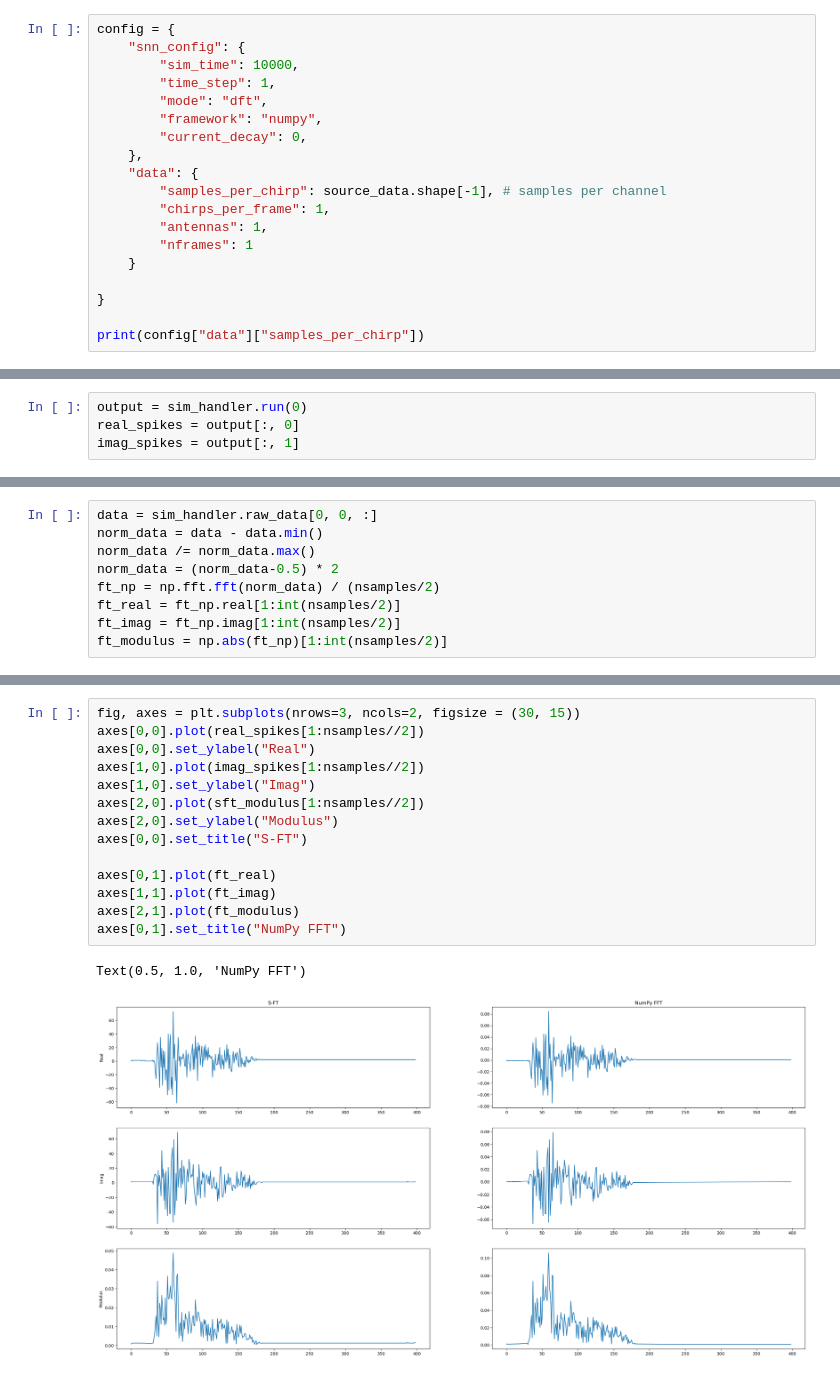
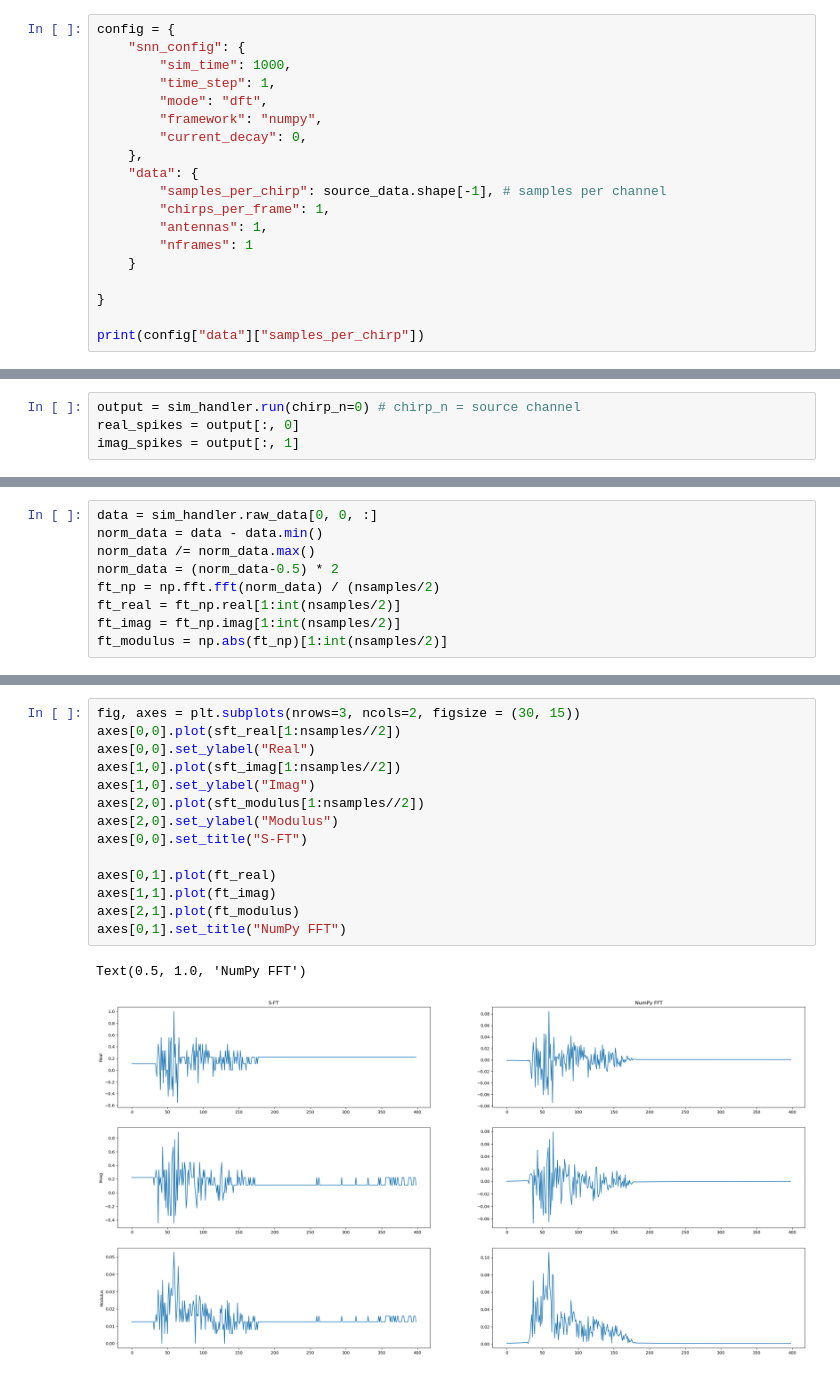
Before and after one commit to anmutechsupport/Energy-Efficient-Decoding-of-EEG-Motor-Imagery-using-Spiking-Legendre-Memory-Units, a Jupyter notebook: ml/spikingFFT.ipynb, the cells around one changed output, grey strips where cells are left out. Saved outputs shown, nothing was run; the diff lists cells and outputs as text.

Commit message:
interactive plot

```diff
--- a/ml/spikingFFT.ipynb
+++ b/ml/spikingFFT.ipynb
@@ -49,7 +60,7 @@ Averaging across epochs...
 # %%
 config = {
     "snn_config": {
-        "sim_time": 10000,
+        "sim_time": 1000,
         "time_step": 1,
         "mode": "dft",
         "framework": "numpy",
@@ -73,5 +88,5 @@ sim_handler = spikingFT.startup.custom_run(source_data, config, autorun=False)
 # %%
-output = sim_handler.run(0)
+output = sim_handler.run(chirp_n=0) # chirp_n = source channel
 real_spikes = output[:, 0]
 imag_spikes = output[:, 1]
 # %%
@@ -97,17 +115,17 @@ ft_modulus = np.abs(ft_np)[1:int(nsamples/2)]
 # %%
 fig, axes = plt.subplots(nrows=3, ncols=2, figsize = (30, 15))
-axes[0,0].plot(real_spikes[1:nsamples//2])
+axes[0,0].plot(sft_real[1:nsamples//2])
 axes[0,0].set_ylabel("Real")
-axes[1,0].plot(imag_spikes[1:nsamples//2])
+axes[1,0].plot(sft_imag[1:nsamples//2])
 axes[1,0].set_ylabel("Imag")
 axes[2,0].plot(sft_modulus[1:nsamples//2])
 axes[2,0].set_ylabel("Modulus")
 axes[0,0].set_title("S-FT")
 
 axes[0,1].plot(ft_real)
 axes[1,1].plot(ft_imag)
 axes[2,1].plot(ft_modulus)
 axes[0,1].set_title("NumPy FFT")
 # %% [output]
 Text(0.5, 1.0, 'NumPy FFT')
-[figure, old version]
+[figure, new version]
```
Also changed, not shown: parts of 7 cells of this notebook.
